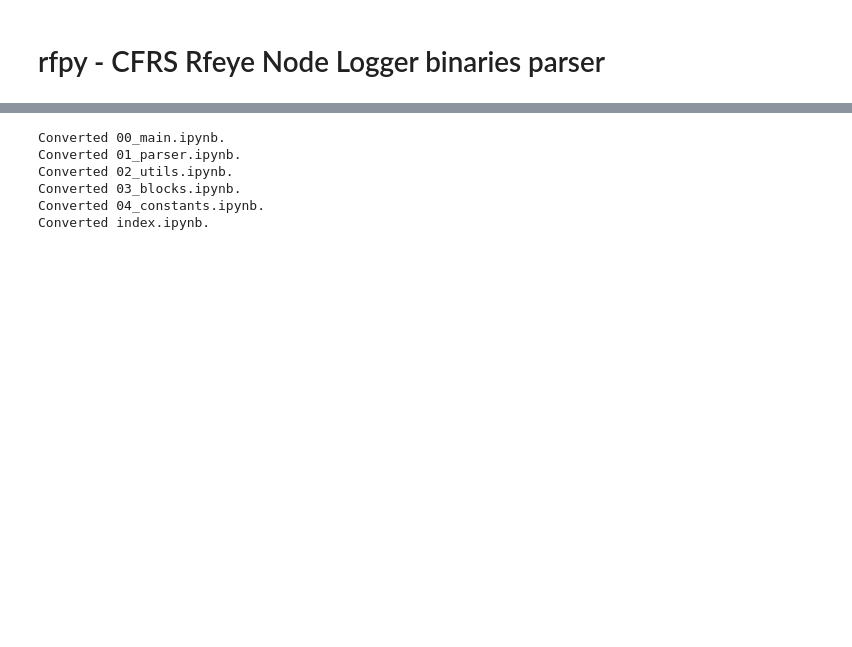
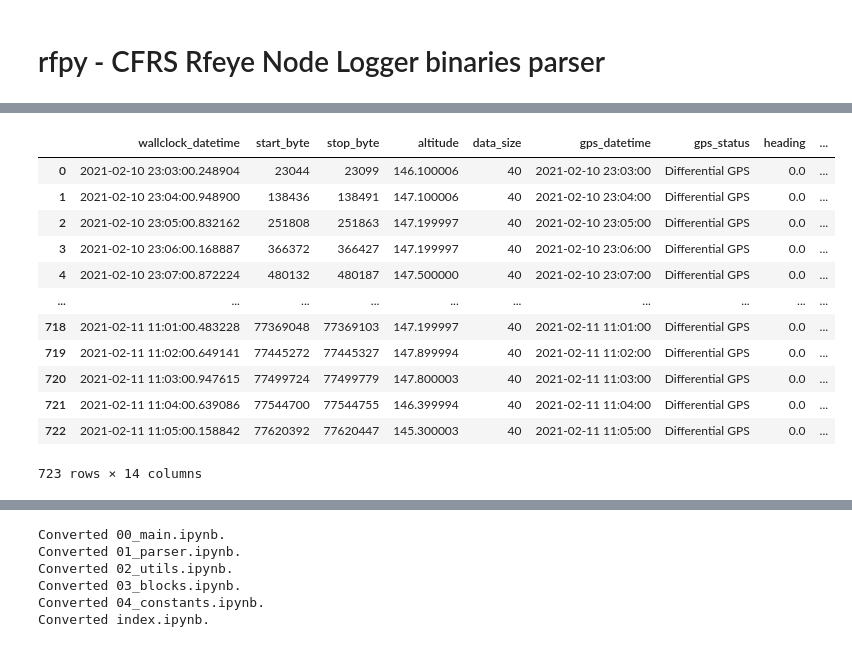
Before and after one commit to ronaldokun/rfpye, a Jupyter notebook: nbs/00_main.ipynb, the cells around one changed output, grey strips where cells are left out. Saved outputs shown, nothing was run; the diff lists cells and outputs as text; code cells hidden in the pictures; blank space fills up the shorter version.

```diff
--- a/nbs/00_main.ipynb
+++ b/nbs/00_main.ipynb
@@ -118,0 +179,16 @@ def process_bin(entrada: Param("Diretório contendo arquivos .bin", str),
+# %%
+df2 = pd.read_feather(r'C:\Users\rsilva\Downloads\saida\meta\201201_T154509_MultiplesThreadID-B_63_TId_60.fth')
+# %% [output]
+|  | wallclock_datetime | start_byte | stop_byte | altitude | data_size | gps_datetime | gps_status | heading | ... |
+| 0 | 2021-02-10 23:03:00.248904 | 23044 | 23099 | 146.100006 | 40 | 2021-02-10 23:03:00 | Differential GPS | 0.0 | ... |
+| 1 | 2021-02-10 23:04:00.948900 | 138436 | 138491 | 147.100006 | 40 | 2021-02-10 23:04:00 | Differential GPS | 0.0 | ... |
+| 2 | 2021-02-10 23:05:00.832162 | 251808 | 251863 | 147.199997 | 40 | 2021-02-10 23:05:00 | Differential GPS | 0.0 | ... |
+| 3 | 2021-02-10 23:06:00.168887 | 366372 | 366427 | 147.199997 | 40 | 2021-02-10 23:06:00 | Differential GPS | 0.0 | ... |
+| 4 | 2021-02-10 23:07:00.872224 | 480132 | 480187 | 147.500000 | 40 | 2021-02-10 23:07:00 | Differential GPS | 0.0 | ... |
+| ... | ... | ... | ... | ... | ... | ... | ... | ... | ... |
+| 718 | 2021-02-11 11:01:00.483228 | 77369048 | 77369103 | 147.199997 | 40 | 2021-02-11 11:01:00 | Differential GPS | 0.0 | ... |
+| 719 | 2021-02-11 11:02:00.649141 | 77445272 | 77445327 | 147.899994 | 40 | 2021-02-11 11:02:00 | Differential GPS | 0.0 | ... |
+| 720 | 2021-02-11 11:03:00.947615 | 77499724 | 77499779 | 147.800003 | 40 | 2021-02-11 11:03:00 | Differential GPS | 0.0 | ... |
+| 721 | 2021-02-11 11:04:00.639086 | 77544700 | 77544755 | 146.399994 | 40 | 2021-02-11 11:04:00 | Differential GPS | 0.0 | ... |
+| 722 | 2021-02-11 11:05:00.158842 | 77620392 | 77620447 | 145.300003 | 40 | 2021-02-11 11:05:00 | Differential GPS | 0.0 | ... |
+723 rows × 14 columns
```
Also changed, not shown: parts of 8 cells of this notebook, 14 other files.
